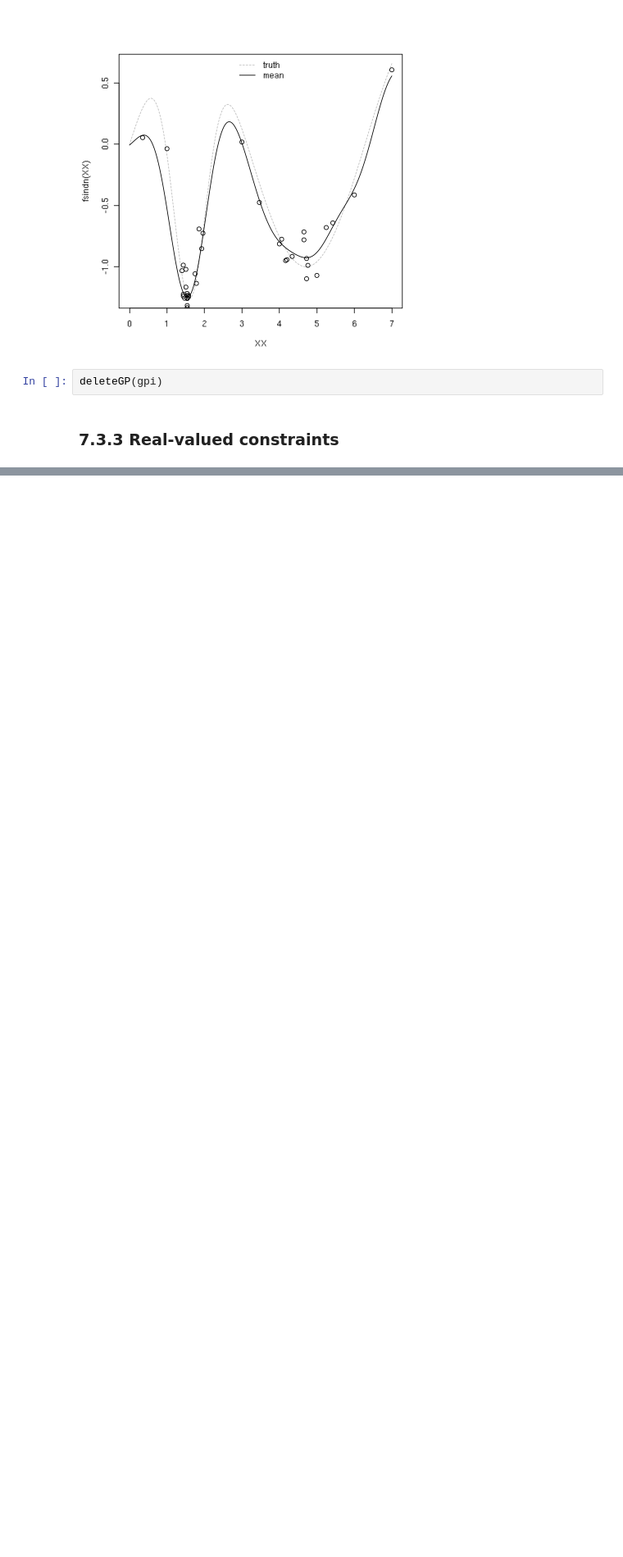
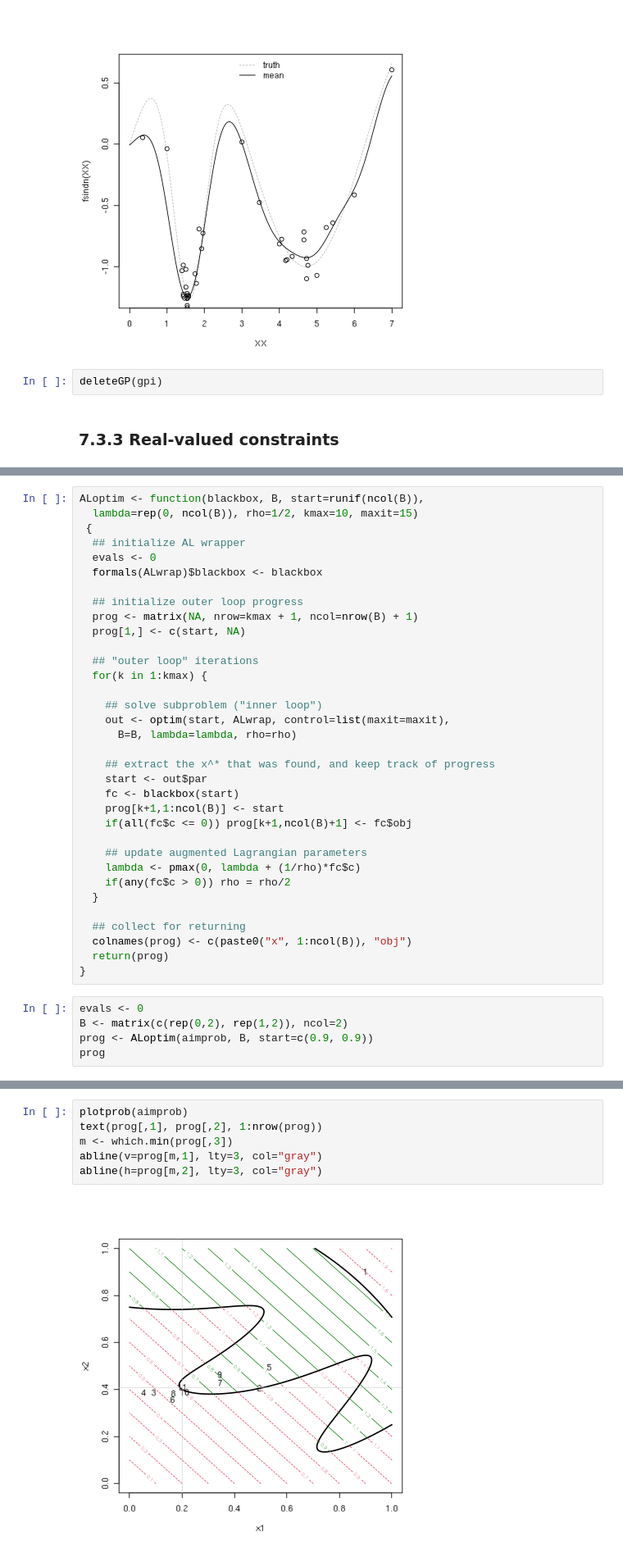
Before and after one commit to gglee4ai/study-surrogates-2020, a Jupyter notebook: ch07.ipynb, the cells around one changed output, grey strips where cells are left out. Shown at 82% size. Saved outputs shown, nothing was run; the diff lists cells and outputs as text; blank space fills up the shorter version.

```diff
--- a/ch07.ipynb
+++ b/ch07.ipynb
@@ -825,0 +894,39 @@ deleteGP(gpi)
+# %%
+ALoptim <- function(blackbox, B, start=runif(ncol(B)),
+  lambda=rep(0, ncol(B)), rho=1/2, kmax=10, maxit=15)
+ {
+  ## initialize AL wrapper
+  evals <- 0
+  formals(ALwrap)$blackbox <- blackbox
+
+  ## initialize outer loop progress
+  prog <- matrix(NA, nrow=kmax + 1, ncol=nrow(B) + 1)
+  prog[1,] <- c(start, NA)
+
+  ## "outer loop" iterations
+  for(k in 1:kmax) {
+
+    ## solve subproblem ("inner loop")
+    out <- optim(start, ALwrap, control=list(maxit=maxit),
+      B=B, lambda=lambda, rho=rho)
+
+    ## extract the x^* that was found, and keep track of progress
+    start <- out$par
+    fc <- blackbox(start)
+    prog[k+1,1:ncol(B)] <- start
+    if(all(fc$c <= 0)) prog[k+1,ncol(B)+1] <- fc$obj
+
+    ## update augmented Lagrangian parameters
+    lambda <- pmax(0, lambda + (1/rho)*fc$c)
+    if(any(fc$c > 0)) rho = rho/2
+  }
+
+  ## collect for returning
+  colnames(prog) <- c(paste0("x", 1:ncol(B)), "obj")
+  return(prog)
+}
+# %%
+evals <- 0
+B <- matrix(c(rep(0,2), rep(1,2)), ncol=2)
+prog <- ALoptim(aimprob, B, start=c(0.9, 0.9))
+prog
@@ -825,0 +947,8 @@ deleteGP(gpi)
+# %%
+plotprob(aimprob)
+text(prog[,1], prog[,2], 1:nrow(prog))
+m <- which.min(prog[,3])
+abline(v=prog[m,1], lty=3, col="gray")
+abline(h=prog[m,2], lty=3, col="gray")
+# %% [output]
+[figure, added]
```
Also changed, not shown: parts of 27 cells of this notebook.
